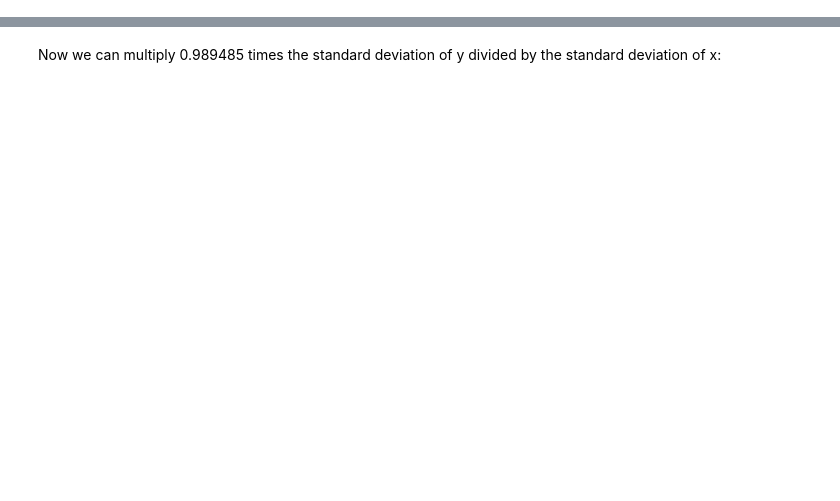
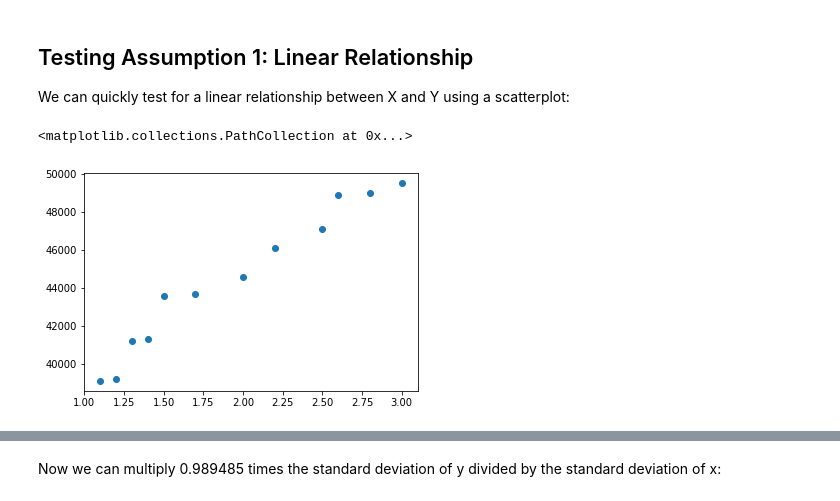
Before and after one commit to summerela/python_data_analysis, a Jupyter notebook: linear_regression/Notebooks/Linear_Regression.ipynb, the cells around one changed output, grey strips where cells are left out. Drawn from its saved outputs; the diff is of its cells as text; code cells hidden in the pictures; blank space fills up the shorter version.

```diff
--- a/linear_regression/Notebooks/Linear_Regression.ipynb
+++ b/linear_regression/Notebooks/Linear_Regression.ipynb
@@ -67,0 +80,10 @@ As always, don't worry. I'm going to walk you through the logic step by step, bu
+# %% [markdown]
+## Testing Assumption 1: Linear Relationship
+We can quickly test for a linear relationship between X and Y using a scatterplot:
+# %%
+%matplotlib inline
+
+plt.scatter(df.X, df.Y)
+# %% [output]
+<matplotlib.collections.PathCollection at 0x...>
+[figure, added]
```
Also changed, not shown: parts of 25 cells of this notebook, 4 other files.
